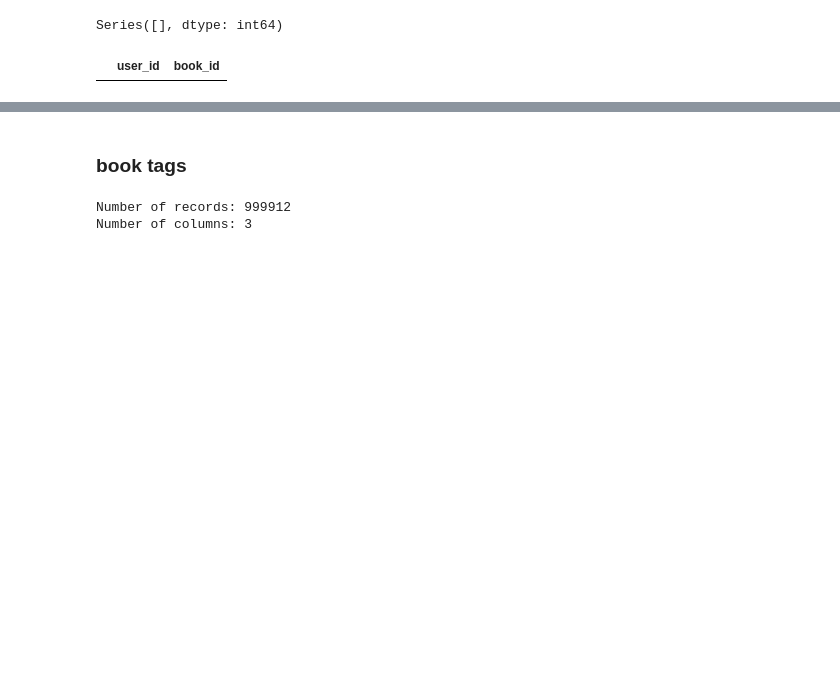
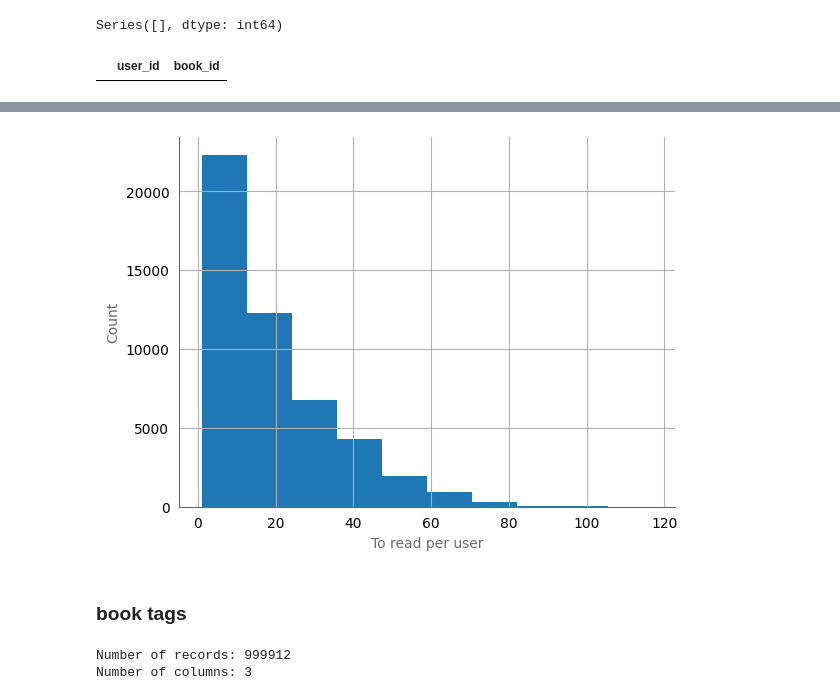
Before and after one commit to earth1987/book-content-based-recommender, a Jupyter notebook: notebooks/content_based_recommendation.ipynb, the cells around one changed output, grey strips where cells are left out. Drawn from its saved outputs; the diff is of its cells as text; code cells hidden in the pictures; blank space fills up the shorter version.

```diff
--- a/notebooks/content_based_recommendation.ipynb
+++ b/notebooks/content_based_recommendation.ipynb
@@ -146,3 +246,7 @@ Series([], dtype: int64)
 to_read[to_read.duplicated()]
 # %% [output]
 |  | user_id | book_id |
+# %%
+# To read per user
+toread_per_user = to_read.groupby("user_id")["book_id"].count().sort_values()
+toread_per_user.describe()
@@ -149,3 +263,15 @@ to_read[to_read.duplicated()]
+# %%
+# Number of books to read per user
+fig, axes = plt.subplots()
+axes.tick_params(bottom=False, left=False)
+axes.grid(True)
+axes.spines[['top', 'right']].set_visible(False)
+axes.spines[['left', 'bottom']].set_color('dimgray')
+axes.set_xlabel('To read per user', fontsize=10, color='dimgray')
+axes.set_ylabel('Count', fontsize=10, color='dimgray')
+axes.hist(toread_per_user);
+# %% [output]
+[figure, added]
 # %% [markdown]
 ### book tags
 # %%
```
Also changed, not shown: parts of 53 cells of this notebook.
